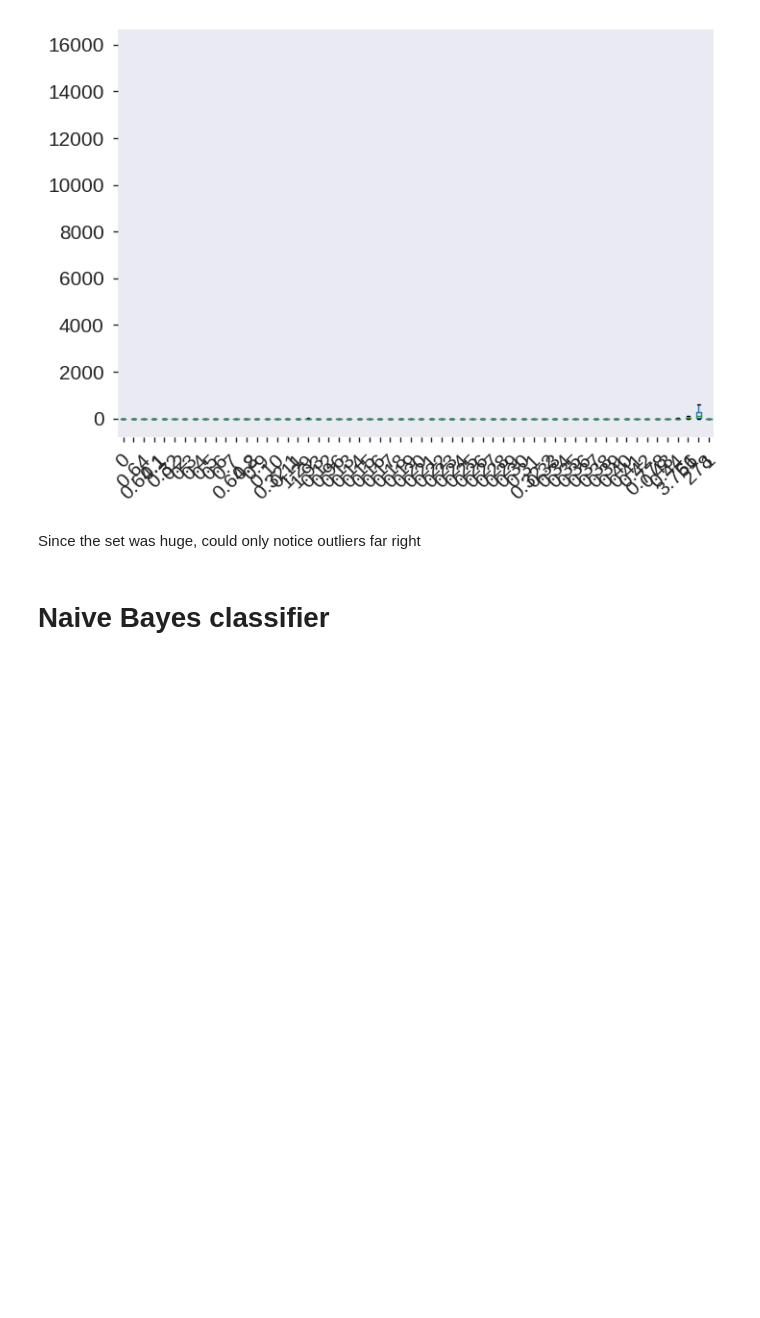
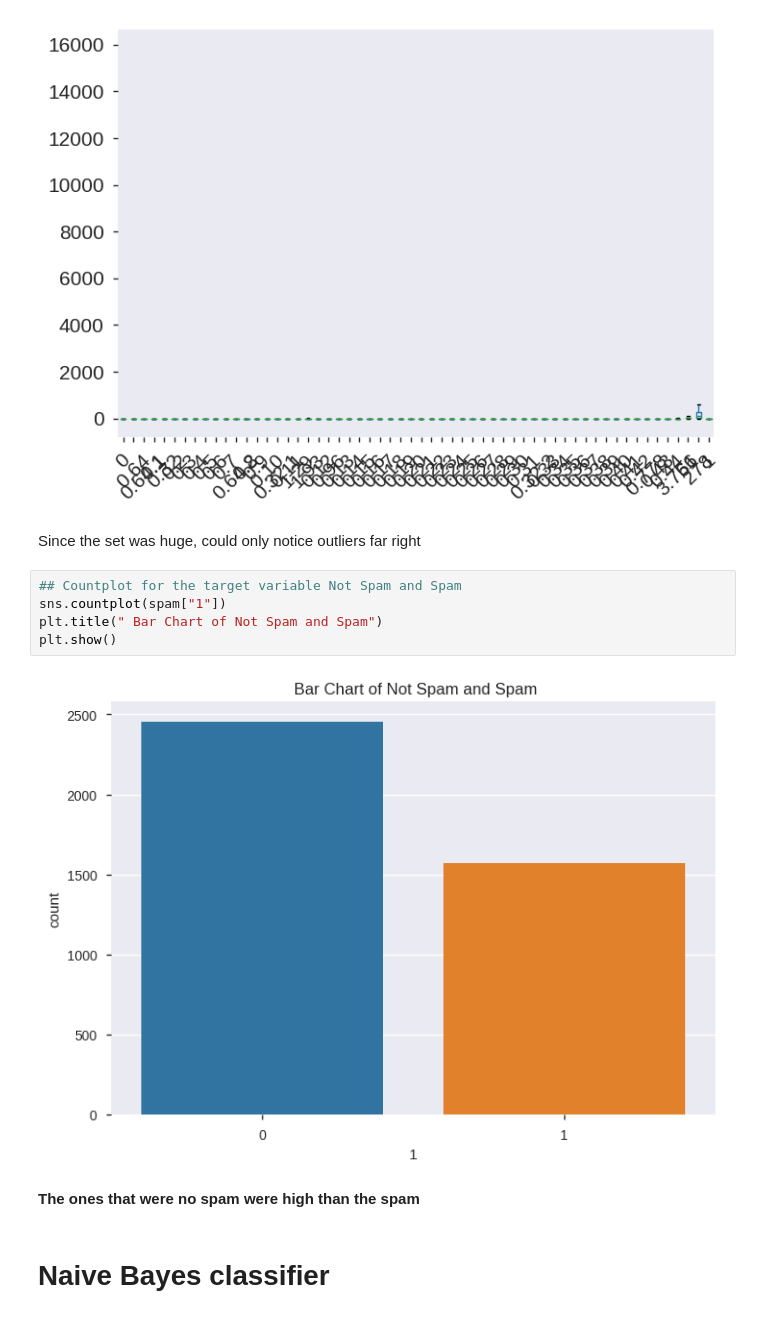
Before and after one commit to codybaraks/WEEK-9-INDEPENDENT-PROJECT, a Jupyter notebook: Week_9_Independent_Project.ipynb, the cells around one changed output. Saved outputs shown, nothing was run; the diff lists cells and outputs as text; blank space fills up the shorter version.

```diff
--- a/Week_9_Independent_Project.ipynb
+++ b/Week_9_Independent_Project.ipynb
@@ -650,6 +653,15 @@ boxplot = spam.boxplot(grid=False, rot=45, fontsize=15)
 [figure]
 # %% [markdown]
 Since the set was huge, could only notice outliers far right
+# %%
+## Countplot for the target variable Not Spam and Spam
+sns.countplot(spam["1"])
+plt.title(" Bar Chart of Not Spam and Spam")
+plt.show()
+# %% [output]
+[figure, added]
+# %% [markdown]
+**The ones that were no spam were high than the spam**
 # %% [markdown]
 # **Naive Bayes classifier**
 # %% [markdown]
```
Also changed, not shown: parts of 20 cells of this notebook.
